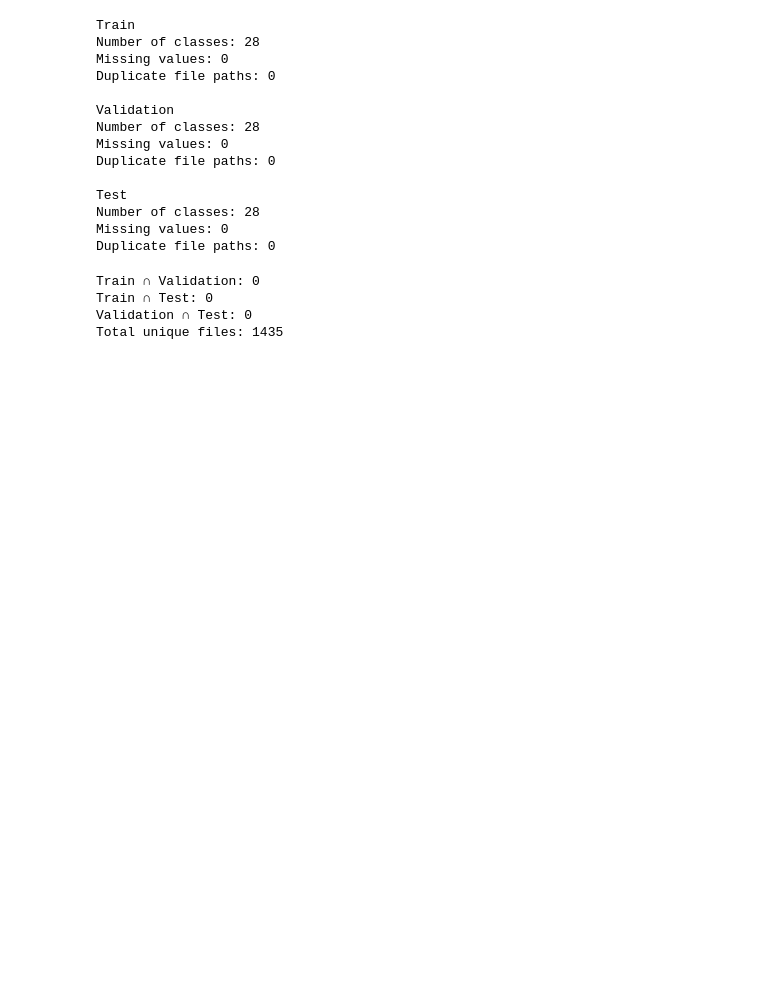
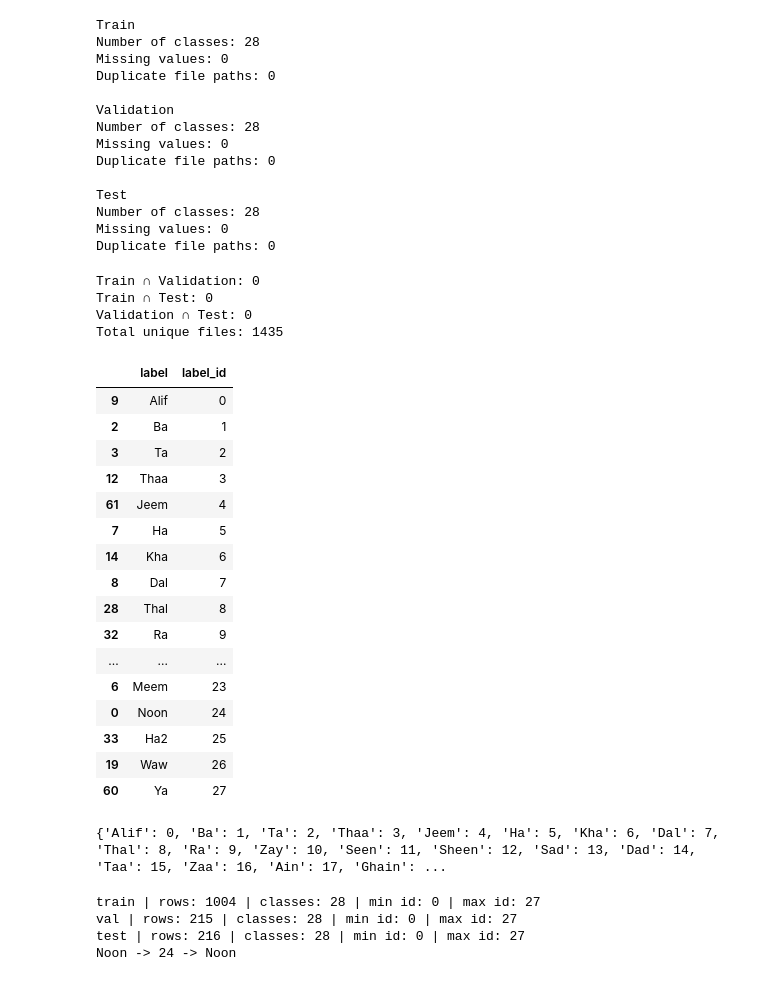
Before and after one commit to Malak-Saied/braile, a Jupyter notebook: notebooks/01_explore_data.ipynb, the cells around one changed output. Saved outputs shown, nothing was run; the diff lists cells and outputs as text; code cells hidden in the pictures; blank space fills up the shorter version.

Commit message:
Save notebook changes

```diff
--- a/notebooks/01_explore_data.ipynb
+++ b/notebooks/01_explore_data.ipynb
@@ -569,3 +569,68 @@ Train ∩ Validation: 0
 Train ∩ Test: 0
 Validation ∩ Test: 0
 Total unique files: 1435
+# %%
+import sys
+from pathlib import Path
+
+sys.path.insert(0, str(Path("..").resolve()))
+from data_prep import get_splits
+import pandas as pd
+
+#extracting the number of each letter in the dataset
+
+import json  #to store the table in a json file
+
+sys.path.insert(0, str(Path("..").resolve()))
+
+train_df, val_df, test_df = get_splits()  # load the saved train/val/test splits
+
+ #extracting the number of each letter in the dataset
+
+for df in (train_df, val_df, test_df):
+    df["label_id"] = df["file_path"].apply(lambda p: int(Path(p).name.split("_")[0]))
+
+# Collect the unique (letter name, number) pairs, sorted by number
+all_df = pd.concat([train_df, val_df, test_df])
+pairs = all_df[["label", "label_id"]].drop_duplicates().sort_values("label_id")
+
+# Sanity check
+
+assert len(pairs) == pairs["label_id"].nunique() == pairs["label"].nunique() == 28
+
+display(pairs)
+# %% [output]
+|  | label | label_id |
+| 9 | Alif | 0 |
+| 2 | Ba | 1 |
+| 3 | Ta | 2 |
+| 12 | Thaa | 3 |
+| 61 | Jeem | 4 |
+| 7 | Ha | 5 |
+| 14 | Kha | 6 |
+| 8 | Dal | 7 |
+| 28 | Thal | 8 |
+| 32 | Ra | 9 |
+| ... | ... | ... |
+| 6 | Meem | 23 |
+| 0 | Noon | 24 |
+| 33 | Ha2 | 25 |
+| 19 | Waw | 26 |
+| 60 | Ya | 27 |
+# %%
+#make a dic and store it in a json file
+
+# Letter name -> number (int() is needed because json cannot save numpy ints)
+label2id = {l: int(i) for l, i in zip(pairs["label"], pairs["label_id"])}
+
+# Number -> letter name (used to turn model predictions back into letters)
+id2label = {i: l for l, i in label2id.items()}
+
+# Create the output folder if it does not exist, then save label2id as a JSON file
+Path("../data/processed").mkdir(parents=True, exist_ok=True)
+with open("../data/processed/label2id.json", "w") as f:
+    json.dump(label2id, f, indent=2)
+
+print(label2id)
+# %% [output]
+{'Alif': 0, 'Ba': 1, 'Ta': 2, 'Thaa': 3, 'Jeem': 4, 'Ha': 5, 'Kha': 6, 'Dal': 7, 'Thal': 8, 'Ra': 9, 'Zay': 10, 'Seen': 11, 'Sheen': 12, 'Sad': 13, 'Dad': 14, 'Taa': 15, 'Zaa': 16, 'Ain': 17, 'Ghain': ...
@@ -571,0 +642,14 @@ Total unique files: 1435
+# %%
+# Check each split: number of rows, number of classes, and id range
+for name, df in [("train", train_df), ("val", val_df), ("test", test_df)]:
+    print(name, "| rows:", len(df), "| classes:", df["label_id"].nunique(),
+          "| min id:", df["label_id"].min(), "| max id:", df["label_id"].max())
+
+# Round-trip test: letter -> number -> letter should return the same letter
+sample = train_df.iloc[0]
+print(sample["label"], "->", sample["label_id"], "->", id2label[sample["label_id"]])
+# %% [output]
+train | rows: 1004 | classes: 28 | min id: 0 | max id: 27
+val | rows: 215 | classes: 28 | min id: 0 | max id: 27
+test | rows: 216 | classes: 28 | min id: 0 | max id: 27
+Noon -> 24 -> Noon
```
Also changed, not shown: parts of 9 cells of this notebook, 5 other files.
